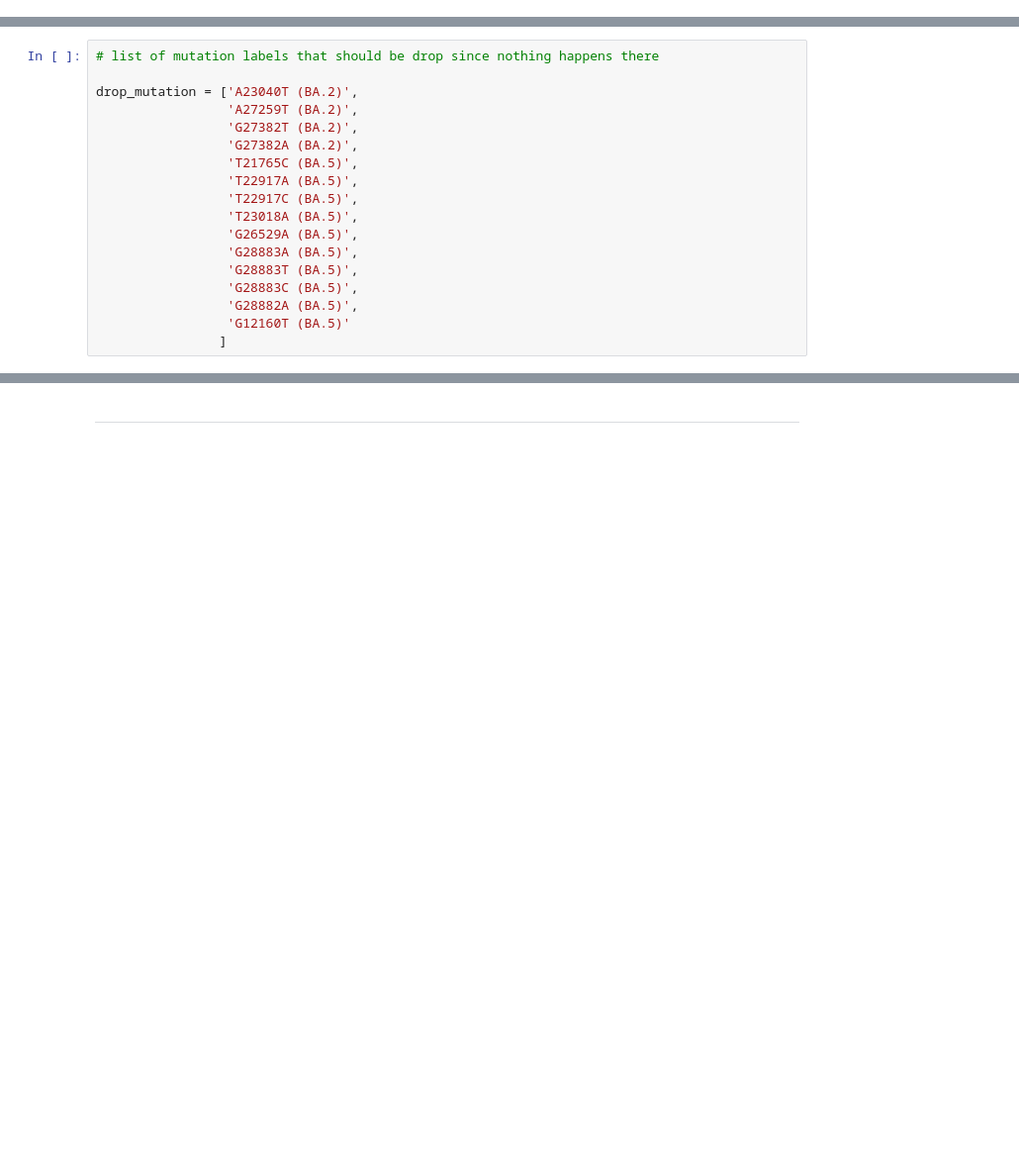
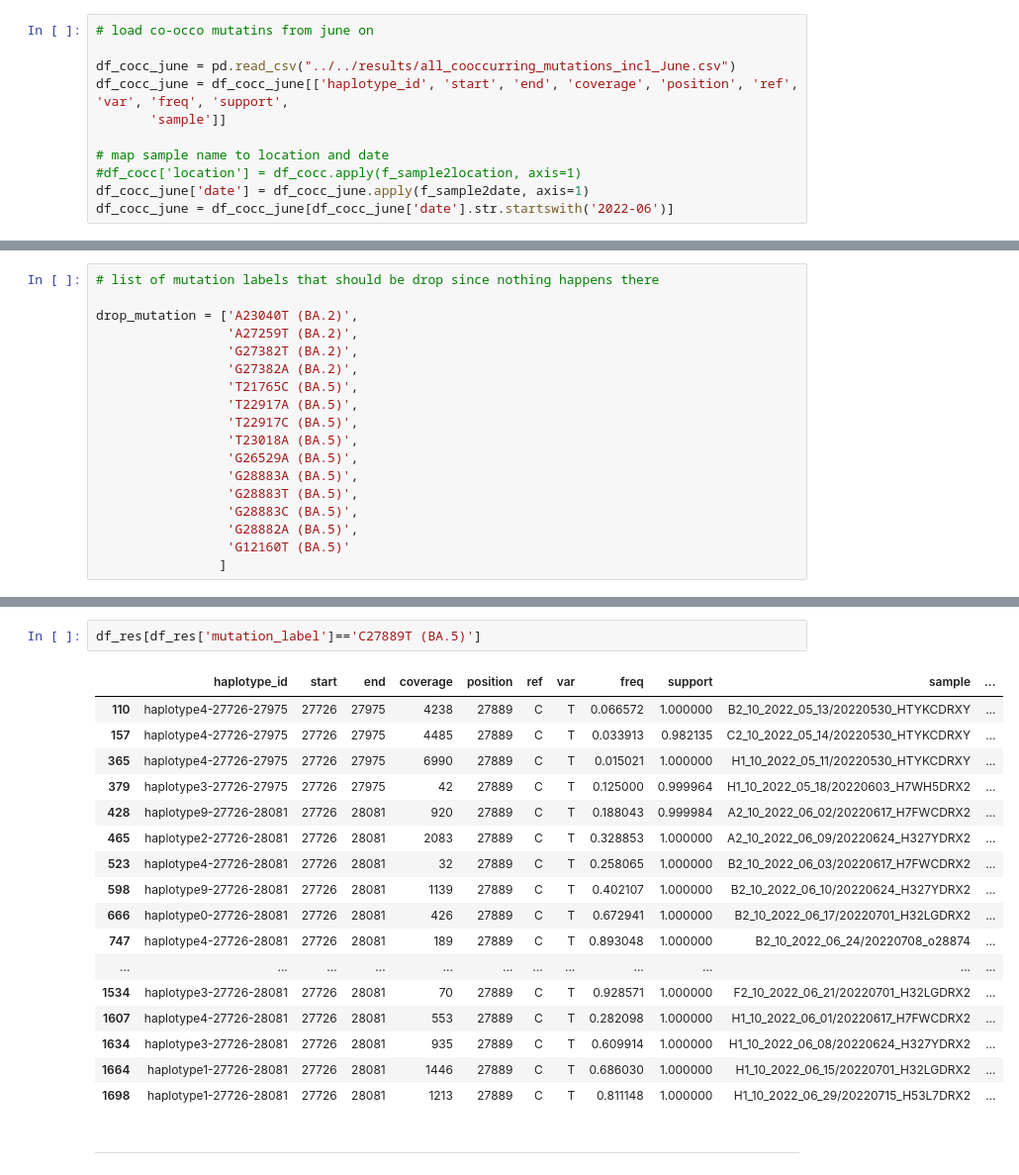
Before and after one commit to cbg-ethz/SARS-CoV-2-wastewater-sample-processing-VILOCA, a Jupyter notebook: resources/setup_emergence_new_variant/workflow/notebooks/rise_of_ba.5.ipynb, the cells around one changed output, grey strips where cells are left out. Shown at 99% size. Drawn from its saved outputs; the diff is of its cells as text; blank space fills up the shorter version.

```diff
--- a/resources/setup_emergence_new_variant/workflow/notebooks/rise_of_ba.5.ipynb
+++ b/resources/setup_emergence_new_variant/workflow/notebooks/rise_of_ba.5.ipynb
@@ -224,0 +135,11 @@ array(['2022-04-07', '2022-04-21', '2022-05-12', '2022-05-19',
+# %%
+# load co-occo mutatins from june on
+
+df_cocc_june = pd.read_csv("../../results/all_cooccurring_mutations_incl_June.csv")
+df_cocc_june = df_cocc_june[['haplotype_id', 'start', 'end', 'coverage', 'position', 'ref', 'var', 'freq', 'support',
+       'sample']]
+
+# map sample name to location and date
+#df_cocc['location'] = df_cocc.apply(f_sample2location, axis=1)
+df_cocc_june['date'] = df_cocc_june.apply(f_sample2date, axis=1)
+df_cocc_june = df_cocc_june[df_cocc_june['date'].str.startswith('2022-06')]
@@ -306,3 +313,23 @@ array([ 9866, 23040, 27259, 27382, 12160, 22917, 23018, 26858, 27889])
+# %%
+df_res[df_res['mutation_label']=='C27889T (BA.5)']
+# %% [output]
+|  | haplotype_id | start | end | coverage | position | ref | var | freq | support | sample | ... |
+| 110 | haplotype4-27726-27975 | 27726 | 27975 | 4238 | 27889 | C | T | 0.066572 | 1.000000 | B2_10_2022_05_13/20220530_HTYKCDRXY | ... |
+| 157 | haplotype4-27726-27975 | 27726 | 27975 | 4485 | 27889 | C | T | 0.033913 | 0.982135 | C2_10_2022_05_14/20220530_HTYKCDRXY | ... |
+| 365 | haplotype4-27726-27975 | 27726 | 27975 | 6990 | 27889 | C | T | 0.015021 | 1.000000 | H1_10_2022_05_11/20220530_HTYKCDRXY | ... |
+| 379 | haplotype3-27726-27975 | 27726 | 27975 | 42 | 27889 | C | T | 0.125000 | 0.999964 | H1_10_2022_05_18/20220603_H7WH5DRX2 | ... |
+| 428 | haplotype9-27726-28081 | 27726 | 28081 | 920 | 27889 | C | T | 0.188043 | 0.999984 | A2_10_2022_06_02/20220617_H7FWCDRX2 | ... |
+| 465 | haplotype2-27726-28081 | 27726 | 28081 | 2083 | 27889 | C | T | 0.328853 | 1.000000 | A2_10_2022_06_09/20220624_H327YDRX2 | ... |
+| 523 | haplotype4-27726-28081 | 27726 | 28081 | 32 | 27889 | C | T | 0.258065 | 1.000000 | B2_10_2022_06_03/20220617_H7FWCDRX2 | ... |
+| 598 | haplotype9-27726-28081 | 27726 | 28081 | 1139 | 27889 | C | T | 0.402107 | 1.000000 | B2_10_2022_06_10/20220624_H327YDRX2 | ... |
+| 666 | haplotype0-27726-28081 | 27726 | 28081 | 426 | 27889 | C | T | 0.672941 | 1.000000 | B2_10_2022_06_17/20220701_H32LGDRX2 | ... |
+| 747 | haplotype4-27726-28081 | 27726 | 28081 | 189 | 27889 | C | T | 0.893048 | 1.000000 | B2_10_2022_06_24/20220708_o28874 | ... |
+| ... | ... | ... | ... | ... | ... | ... | ... | ... | ... | ... | ... |
+| 1534 | haplotype3-27726-28081 | 27726 | 28081 | 70 | 27889 | C | T | 0.928571 | 1.000000 | F2_10_2022_06_21/20220701_H32LGDRX2 | ... |
+| 1607 | haplotype4-27726-28081 | 27726 | 28081 | 553 | 27889 | C | T | 0.282098 | 1.000000 | H1_10_2022_06_01/20220617_H7FWCDRX2 | ... |
+| 1634 | haplotype3-27726-28081 | 27726 | 28081 | 935 | 27889 | C | T | 0.609914 | 1.000000 | H1_10_2022_06_08/20220624_H327YDRX2 | ... |
+| 1664 | haplotype1-27726-28081 | 27726 | 28081 | 1446 | 27889 | C | T | 0.686030 | 1.000000 | H1_10_2022_06_15/20220701_H32LGDRX2 | ... |
+| 1698 | haplotype1-27726-28081 | 27726 | 28081 | 1213 | 27889 | C | T | 0.811148 | 1.000000 | H1_10_2022_06_29/20220715_H53L7DRX2 | ... |
 # %% [markdown]
 ---------
 # %% [markdown]
```
Also changed, not shown: parts of 38 cells of this notebook.
